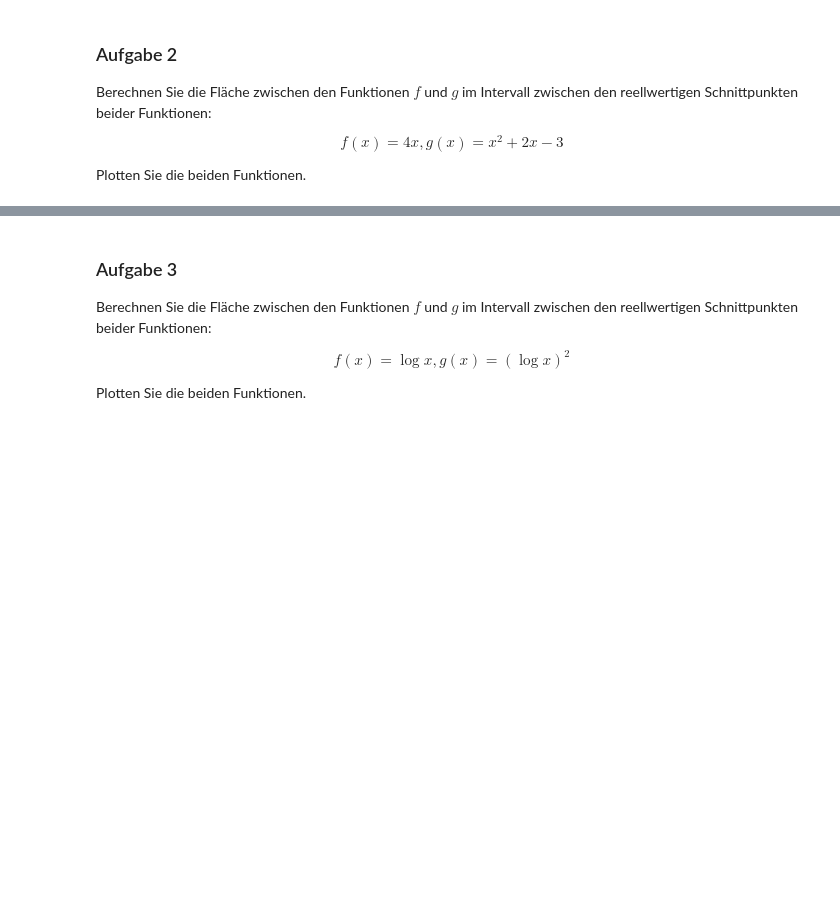
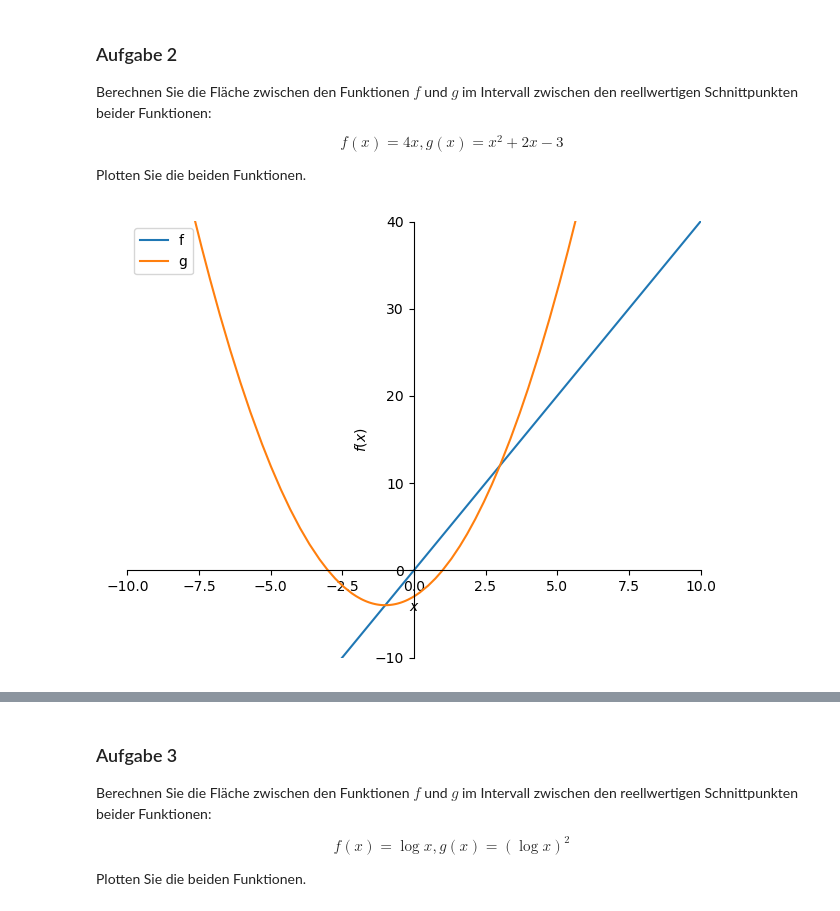
Before and after one commit to maixnor/uniwien, a Jupyter notebook: notebooks/Aufgabenblatt_7.ipynb, the cells around one changed output, grey strips where cells are left out. Drawn from its saved outputs; the diff is of its cells as text; code cells hidden in the pictures; blank space fills up the shorter version.

```diff
--- a/notebooks/Aufgabenblatt_7.ipynb
+++ b/notebooks/Aufgabenblatt_7.ipynb
@@ -39,3 +66,10 @@ f(x)=4x,g(x)=x^2+2x-3
 $$
 
 Plotten Sie die beiden Funktionen.
+# %%
+f = 4*x
+g = x**2 + 2*x - 3
+
+plot_functions(f, g, -10, 10, -10, 40)
+# %% [output]
+[figure, added]
```
Also changed, not shown: parts of 13 cells of this notebook, 1 other file.
